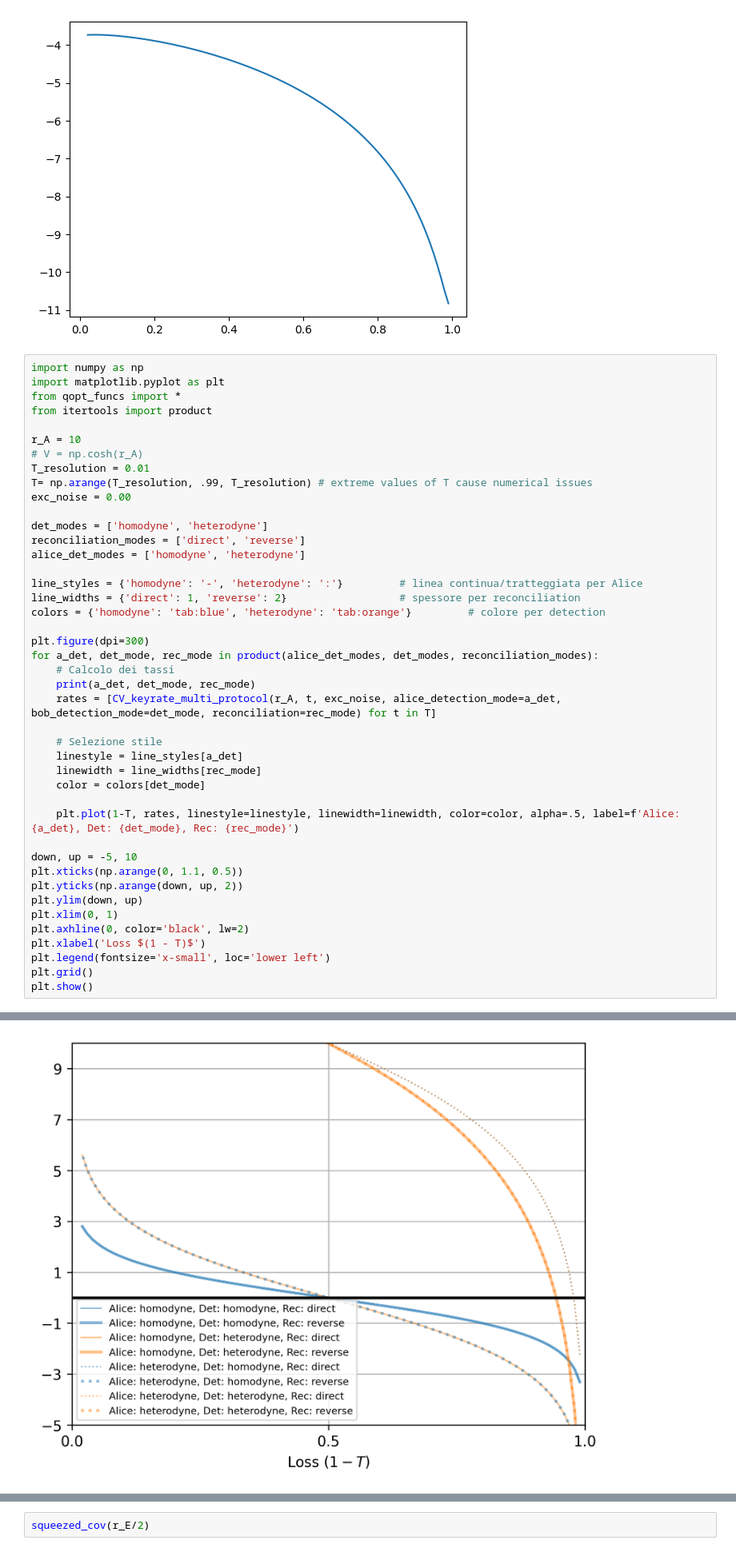
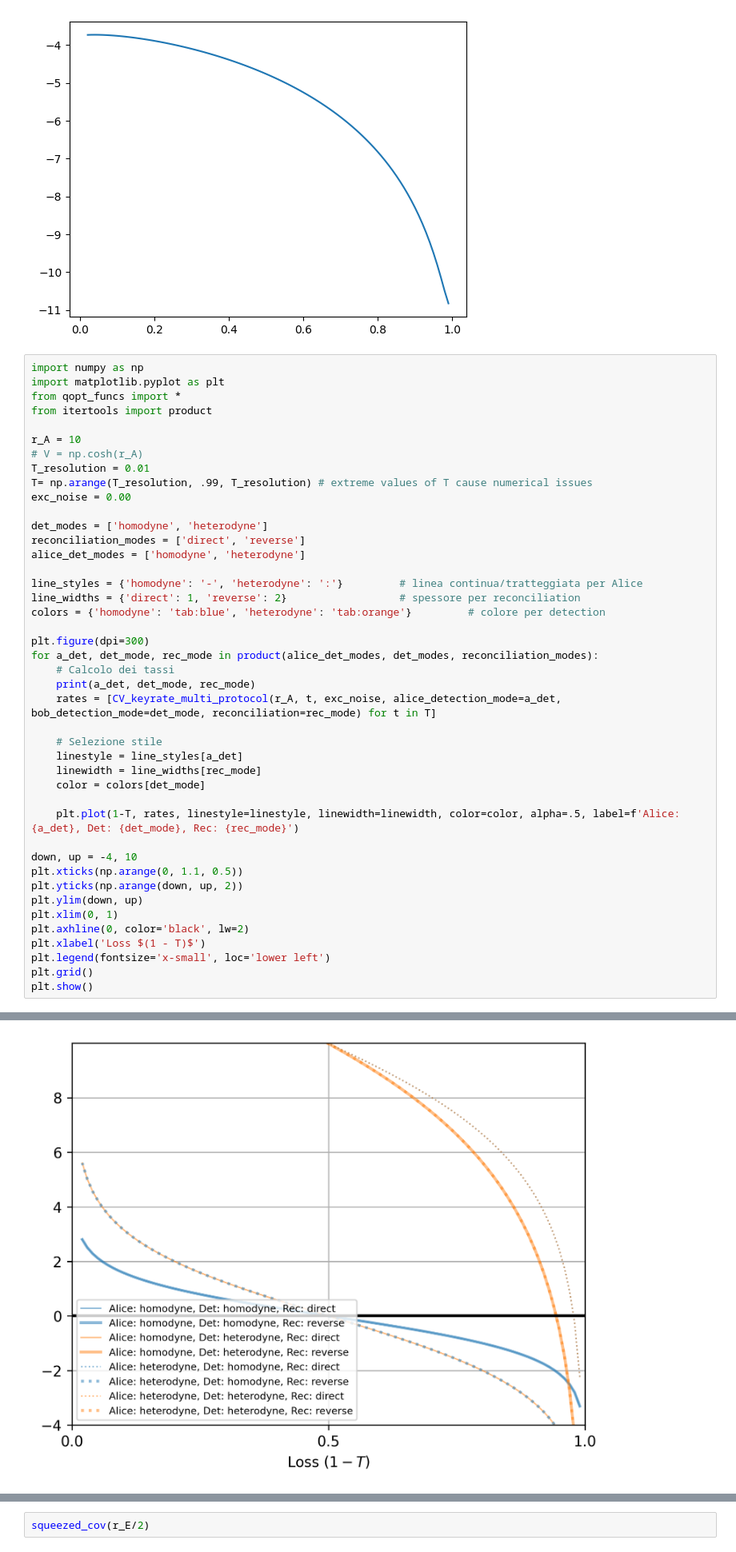
Before and after one commit to lucamar91/qkd_networks, a Jupyter notebook: new_protocols.ipynb, the cells around one changed output, grey strips where cells are left out. Shown at 80% size. Saved outputs shown, nothing was run; the diff lists cells and outputs as text.

```diff
--- a/new_protocols.ipynb
+++ b/new_protocols.ipynb
@@ -209,35 +209,35 @@ for a_det, det_mode, rec_mode in product(alice_det_modes, det_modes, reconciliat
 
     plt.plot(1-T, rates, linestyle=linestyle, linewidth=linewidth, color=color, alpha=.5, label=f'Alice: {a_det}, Det: {det_mode}, Rec: {rec_mode}')
 
-down, up = -5, 10
+down, up = -4, 10
 plt.xticks(np.arange(0, 1.1, 0.5))
 plt.yticks(np.arange(down, up, 2))
 plt.ylim(down, up)
 plt.xlim(0, 1)
 plt.axhline(0, color='black', lw=2)
 plt.xlabel('Loss $(1 - T)$')
 plt.legend(fontsize='x-small', loc='lower left')
 plt.grid()
 plt.show()
 # %% [output]
 homodyne homodyne direct
 [[11013.2329201      0.          1101.32328747     0.        ]
  [    0.         11013.2329201      0.         -1101.32328747]
  [ 1101.32328747     0.           111.1223292      0.        ]
  [    0.         -1101.32328747     0.           111.1223292 ]]
 [[11013.2329201     0.         1557.5063297     0.       ]
  [    0.        11013.2329201     0.        -1557.5063297]
  [ 1557.5063297     0.          221.2446584     0.       ]
  [    0.        -1557.5063297     0.          221.2446584]]
 [[11013.2329201      0.          1907.54788946     0.        ]
  [    0.         11013.2329201      0.         -1907.54788946]
  [ 1907.54788946     0.           331.3669876      0.        ]
 ... (3128 lines left out)
 [[ 11013.2329201       0.          10902.54430789      0.        ]
  [     0.          11013.2329201       0.         -10902.54430789]
  [ 10902.54430789      0.          10792.9882617       0.        ]
  [     0.         -10902.54430789      0.          10792.9882617 ]]
-[figure, old version]
+[figure, new version]
 # %%
 import numpy as np
 import matplotlib.pyplot as plt
```
